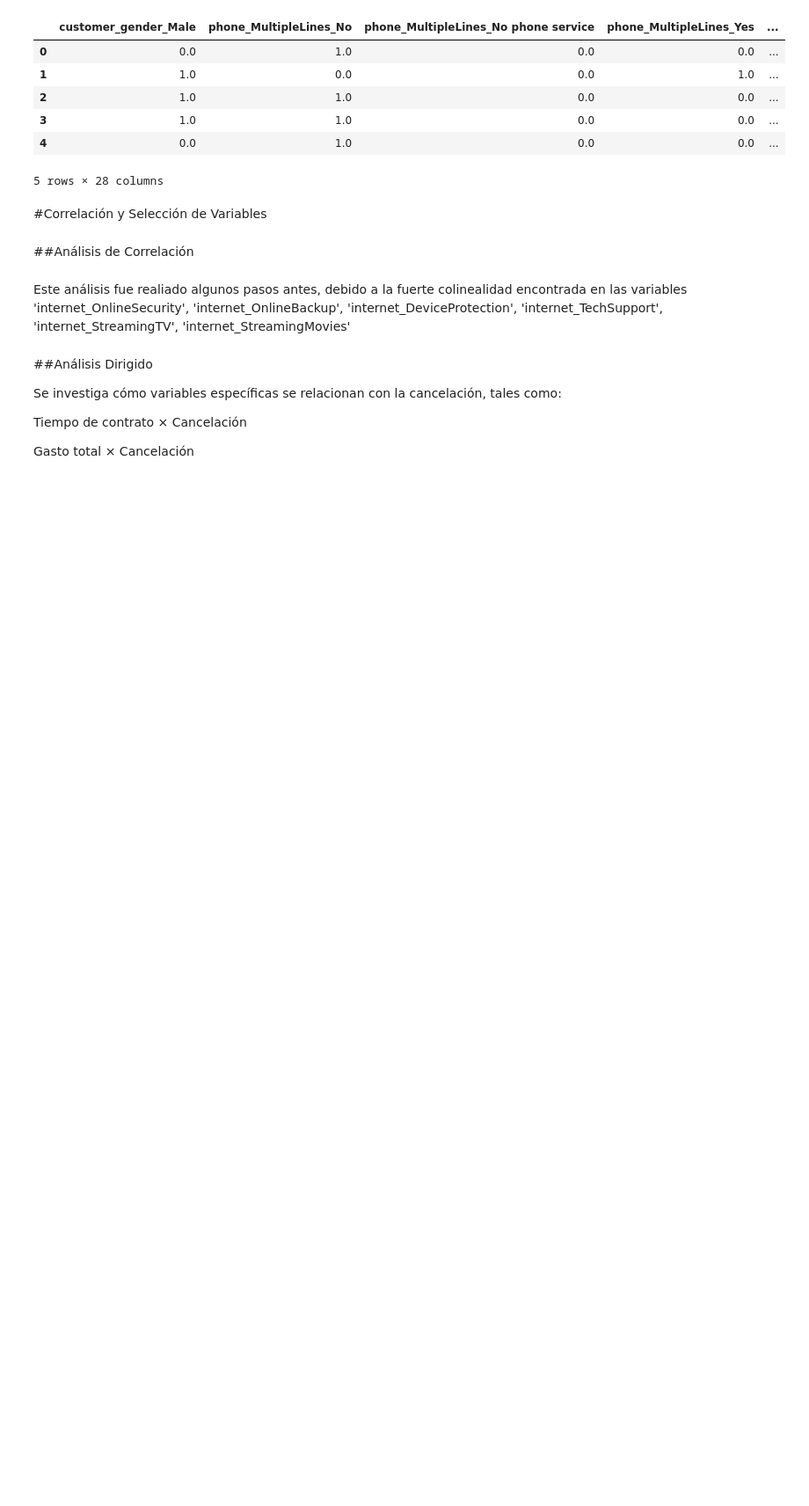
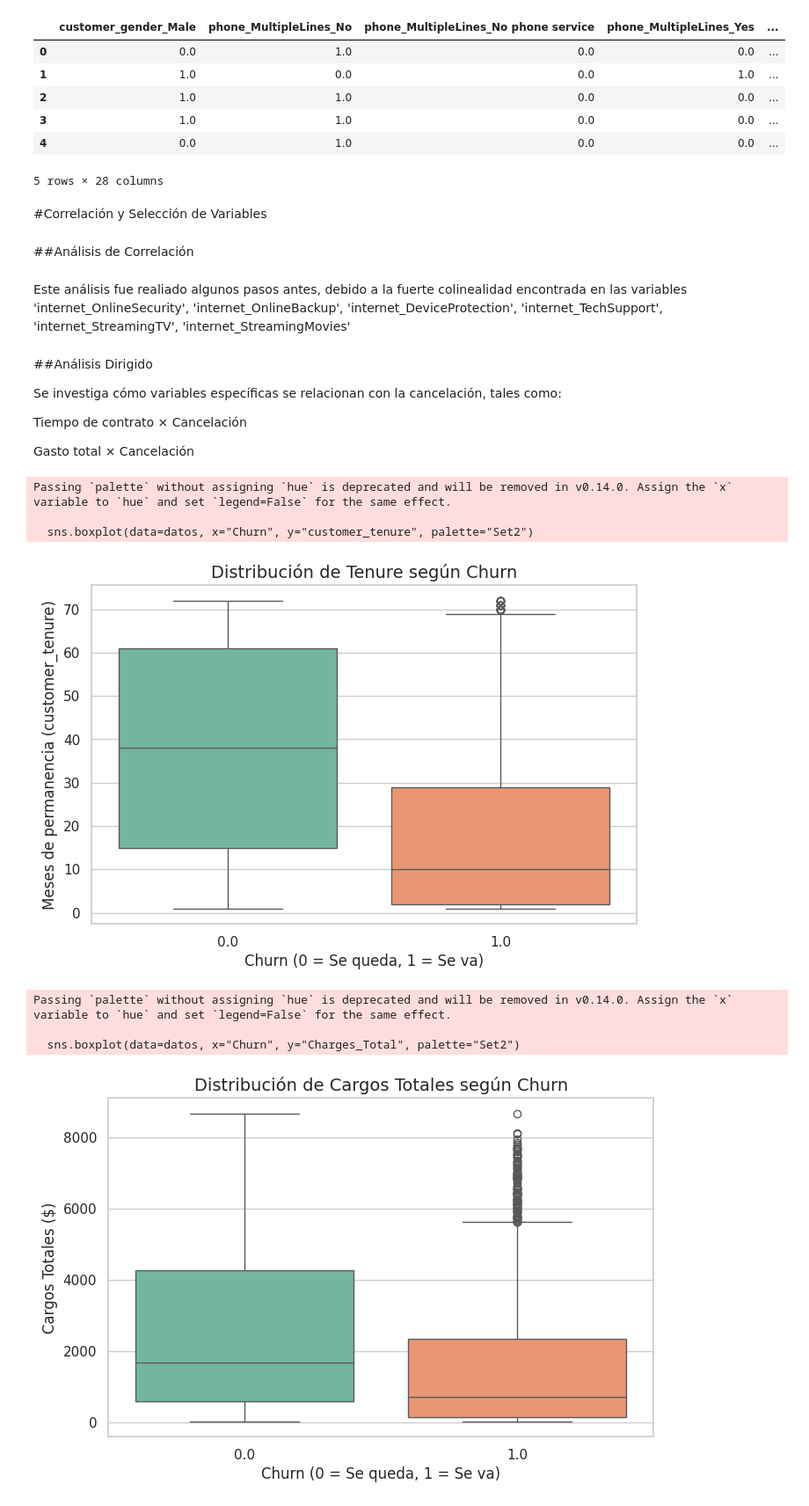
Before and after one commit to Fvargasv/Challenge-Telecom-X-Parte-2, a Jupyter notebook: Telecom_X_parte_2.ipynb, the cells around one changed output. Shown at 88% size. Drawn from its saved outputs; the diff is of its cells as text; code cells hidden in the pictures; blank space fills up the shorter version.

```diff
--- a/Telecom_X_parte_2.ipynb
+++ b/Telecom_X_parte_2.ipynb
@@ -415,8 +415,8 @@ dtype: int64
 # %% [markdown]
 ##Análisis de correlación
 # %%
-import seaborn as sb
-sb.set(rc={'figure.figsize':(100,60)})
-sb.heatmap(datos.corr(), annot=True, cmap="YlGnBu", annot_kws={"size": 30})
+import seaborn as sns
+sns.set(rc={'figure.figsize':(100,60)})
+sns.heatmap(datos.corr(), annot=True, cmap="YlGnBu", annot_kws={"size": 30})
 # %% [output]
 <Axes: >
@@ -655,3 +655,56 @@ Se investiga cómo variables específicas se relacionan con la cancelación, tal
 Tiempo de contrato × Cancelación
 
 Gasto total × Cancelación
+# %%
+import matplotlib.pyplot as plt
+
+# Ajustes generales de estilo
+sns.set(style="whitegrid")
+
+# --- 1. Boxplot: Churn vs customer_tenure ---
+plt.figure(figsize=(8, 5))
+sns.boxplot(data=datos, x="Churn", y="customer_tenure", palette="Set2")
+plt.title("Distribución de Tenure según Churn", fontsize=14)
+plt.xlabel("Churn (0 = Se queda, 1 = Se va)")
+plt.ylabel("Meses de permanencia (customer_tenure)")
+plt.show()
+
+# --- 2. Boxplot: Churn vs Charges_Total ---
+plt.figure(figsize=(8, 5))
+sns.boxplot(data=datos, x="Churn", y="Charges_Total", palette="Set2")
+plt.title("Distribución de Cargos Totales según Churn", fontsize=14)
+plt.xlabel("Churn (0 = Se queda, 1 = Se va)")
+plt.ylabel("Cargos Totales ($)")
+plt.show()
+
+# --- 3. Gráfico de dispersión: customer_tenure vs Charges_Total con color por Churn ---
+plt.figure(figsize=(8, 6))
+sns.scatterplot(
+    data=datos,
+    x="customer_tenure",
+    y="Charges_Total",
+    hue="Churn",
+    palette="coolwarm",
+    alpha=0.7
+)
+plt.title("Relación entre Tenure y Charges_Total por Churn", fontsize=14)
+plt.xlabel("Meses de permanencia (customer_tenure)")
+plt.ylabel("Cargos Totales ($)")
+plt.legend(title="Churn")
+plt.show()
+
+# --- 4. Scatterplot separado por Churn (facetas) ---
+g = sns.FacetGrid(datos, col="Churn", height=5, aspect=1)
+g.map_dataframe(sns.scatterplot, x="customer_tenure", y="Charges_Total", alpha=0.7)
+g.set_axis_labels("Meses de permanencia", "Cargos Totales ($)")
+g.set_titles("Churn = {col_name}")
+plt.show()
+# %% [output]
+Passing `palette` without assigning `hue` is deprecated and will be removed in v0.14.0. Assign the `x` variable to `hue` and set `legend=False` for the same effect.
+
+  sns.boxplot(data=datos, x="Churn", y="customer_tenure", palette="Set2")
+[figure, added]
+Passing `palette` without assigning `hue` is deprecated and will be removed in v0.14.0. Assign the `x` variable to `hue` and set `legend=False` for the same effect.
+
+  sns.boxplot(data=datos, x="Churn", y="Charges_Total", palette="Set2")
+[figure, added]
```
Also changed, not shown: parts of 4 cells of this notebook.
